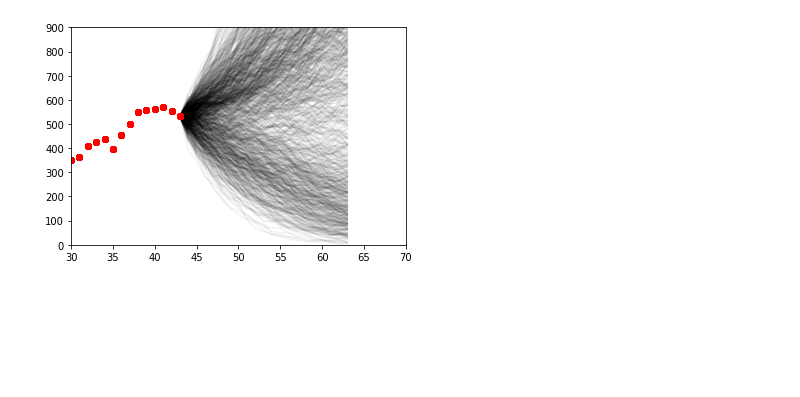
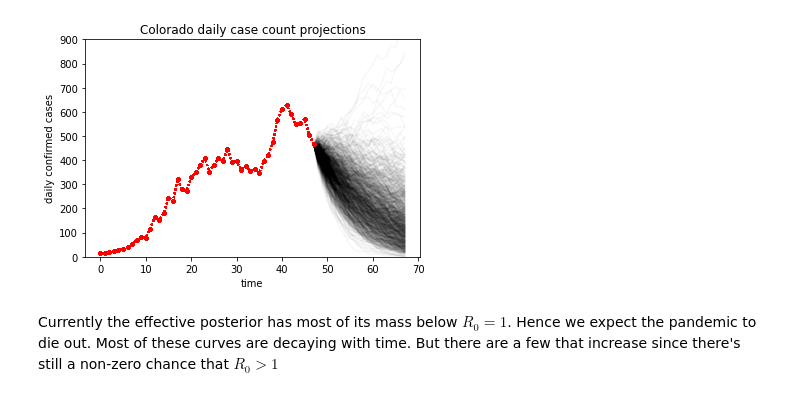
Before and after one commit to neerajkulk/corona, a Jupyter notebook: realtime_r0.ipynb, the cells around one changed output. Saved outputs shown, nothing was run; the diff lists cells and outputs as text; code cells hidden in the pictures; blank space fills up the shorter version.

```diff
--- a/realtime_r0.ipynb
+++ b/realtime_r0.ipynb
@@ -156,13 +200,0 @@ plt.show()
-# %%
-
-# Now take into effects for all gammas:
-current_posterior = np.zeros(len(r0_grid))
-current_likehood = np.zeros(len(r0_grid))
-
-for _ in range(100):
-    g = draw_gamma()
-    l,p = bayes_update(colorado.confirmed.values,g)
-
-    # only keep latest estimate of likelihood and posterior
-    current_posterior += l[-1]
-    current_posterior += p[-1]
@@ -176,6 +200,0 @@ Now extrapolate to calculate number of cases at current value of R0
-# %%
-cdf = integrate.cumtrapz(current_posterior,x=r0_grid,)
-u = np.random.rand()
-
-loc = np.argmin(np.abs(cdf - u))
-r0_grid[loc]
@@ -184,6 +212,9 @@ r0_grid[loc]
 # %%
+# draw R0 from the current posterior using the inverse CDF method
+
 def draw_r0(posterior,size = 1):
-    cdf = integrate.cumtrapz(posterior,x=r0_grid)
+    cdf = np.cumsum(posterior)
+    cdf /= cdf[-1]
 
     samples = np.zeros(size)
     for i in range(size):
@@ -214,16 +252,23 @@ def extrapolate(r,g,days=20):
 # %%
 def plot_projections(preds,**kwargs):
     time = np.arange(len(colorado.confirmed))
-    plt.plot(time, colorado.confirmed,'ro')
+    plt.plot(time, colorado.confirmed,'ro',markersize = 3)
+    plt.plot(time, colorado.confirmed,'r:')
+
 
     future_time = np.arange(len(time) -1 ,len(time) + len(preds) -1)
     plt.plot(future_time,preds,**kwargs)
 # %%
 for _ in range(1000):
-    r0 = draw_r0(current_posterior)
+    r0 = draw_r0(posteriors[-1])
     g = draw_gamma()
-    plot_projections(extrapolate(r0,g),alpha = 0.05,color = 'black')
+    plot_projections(extrapolate(r0,g),alpha = 0.03,color = 'black')
     plt.ylim(0,900)
-    plt.xlim(30,70)
+plt.ylabel('daily confirmed cases')
+plt.xlabel('time')
+plt.title('Colorado daily case count projections')
+plt.show()
 # %% [output]
-[figure, old version]
+[figure, new version]
+# %% [markdown]
+Currently the effective posterior has most of its mass below $R_0 = 1$. Hence we expect the pandemic to die out. Most of these curves are decaying with time. But there are a few that increase since there's still a non-zero chance that $R_0 > 1$
```
Also changed, not shown: parts of 35 cells of this notebook.
